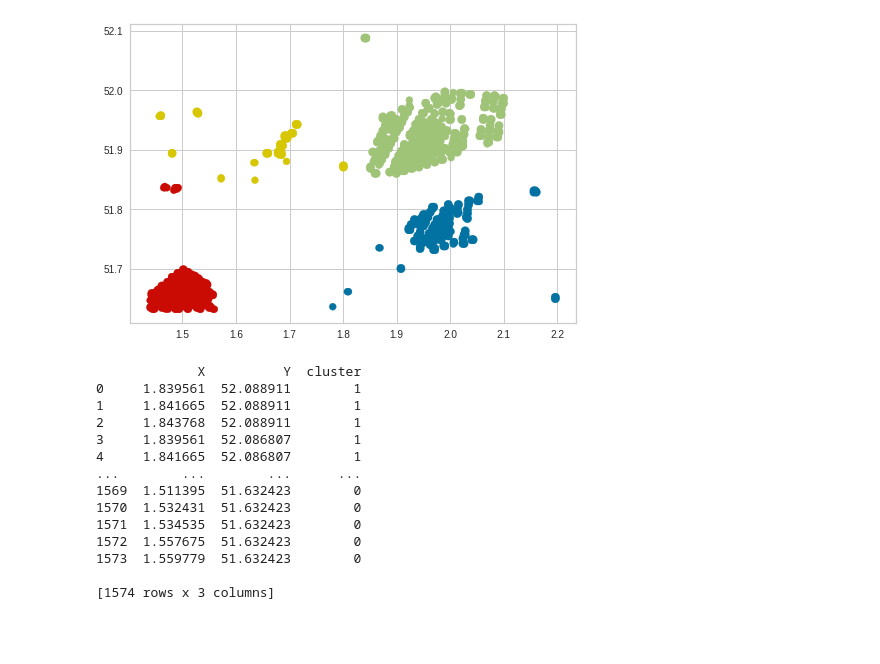
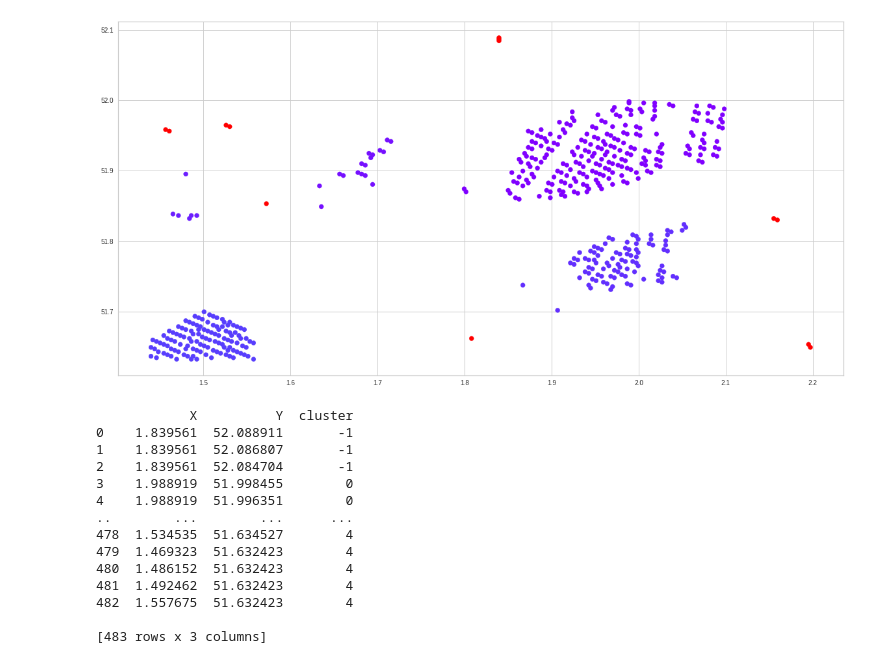
Before and after one commit to aelbrecht/cs-windmill, a Jupyter notebook: detect_v4_example.ipynb, the cells around one changed output. Drawn from its saved outputs; the diff is of its cells as text; code cells hidden in the pictures; blank space fills up the shorter version.

```diff
--- a/detect_v4_example.ipynb
+++ b/detect_v4_example.ipynb
@@ -149,6 +132,7 @@ def plot_windmills(left_top_coord, size=(1200, 800), intensity=1):
     needles = []
     step_size = 15
 
+    x_count = ((img_h - block_size) // step_size)
     for xx in range(left_top_x + block_size // 2, left_top_x + img_w - block_size // 2, step_size):
         for yy in range(left_top_y + block_size // 2, left_top_y + img_h - block_size // 2, step_size):
             cc = dataset_raw.transform * (yy, xx)
@@ -167,10 +151,18 @@ def plot_windmills(left_top_coord, size=(1200, 800), intensity=1):
     highlight = np.max(search_space) * 0.75 * intensity
 
     found = 0
+    previous_i = 0
     coords = []
+    found_i = []
     for i, result in enumerate(results):
         if result[1] > result[0]:
+            if (i - previous_i <= 2):
+                continue
+            if (i - x_count in found_i or (i - (x_count * 2)) in found_i or (i + 1 - x_count) in found_i or (i - 1 - x_count) in found_i):
+                continue
             found += 1
+            previous_i = i
+            found_i.append(i)
             coord = needles[i]
             xx, yy = dataset_raw.index(coord['lon'], coord['lat'])
             xx -= left_top_x
@@ -182,6 +174,7 @@ def plot_windmills(left_top_coord, size=(1200, 800), intensity=1):
             search_space[xx + block_size // 2, yy - block_size // 2:yy + block_size // 2] = highlight
             coords.append(coord)
 
+
     print("found {} windmills".format(found))
 
     plt.rcParams['figure.figsize'] = [20, 10]
@@ -216,45 +224,49 @@ found 1574 windmills
 # %%
-from sklearn import datasets, cluster, neighbors, metrics, tree, svm, mixture
+from sklearn import cluster
+import matplotlib.cm as cm
 
 colors = np.array(['r', 'g', 'b', 'y', 'c', 't'])
+colors = cm.rainbow(np.linspace(0, 1, 50))
+
 
 def apply(X, algo):
     algo.fit(X)
     labels = algo.labels_.astype(np.int)
     plt.scatter(X[:, 0], X[:, 1], color=colors[labels])
     plt.show()
     return labels
 
+
 df = pd.DataFrame(coords)
 X = df.to_numpy()
 
-labels = apply(X, cluster.KMeans(n_clusters=4))
+#labels = apply(X, cluster.KMeans(n_clusters=4))
 
-#apply(X, cluster.DBSCAN(eps=.011))
+labels = apply(X, cluster.DBSCAN(eps=.06))
 #apply(X, cluster.SpectralClustering(n_clusters=2, affinity="nearest_neighbors"))
 
 cluster_map = pd.DataFrame()
 cluster_map['X'] = X[:, 0]
 cluster_map['Y'] = X[:, 1]
 cluster_map['cluster'] = labels
 
 print(cluster_map)
 # %% [output]
-[figure, old version]
+[figure, new version]
-             X          Y  cluster
-0     1.839561  52.088911        1
-1     1.841665  52.088911        1
-2     1.843768  52.088911        1
-3     1.839561  52.086807        1
-4     1.841665  52.086807        1
-...        ...        ...      ...
-1569  1.511395  51.632423        0
-1570  1.532431  51.632423        0
-1571  1.534535  51.632423        0
-1572  1.557675  51.632423        0
-1573  1.559779  51.632423        0
+            X          Y  cluster
+0    1.839561  52.088911       -1
+1    1.839561  52.086807       -1
+2    1.839561  52.084704       -1
+3    1.988919  51.998455        0
+4    1.988919  51.996351        0
+..        ...        ...      ...
+478  1.534535  51.634527        4
+479  1.469323  51.632423        4
+480  1.486152  51.632423        4
+481  1.492462  51.632423        4
+482  1.557675  51.632423        4
 
-[1574 rows x 3 columns]
+[483 rows x 3 columns]
 # %%
 
 
```
Also changed, not shown: parts of 11 cells of this notebook.
